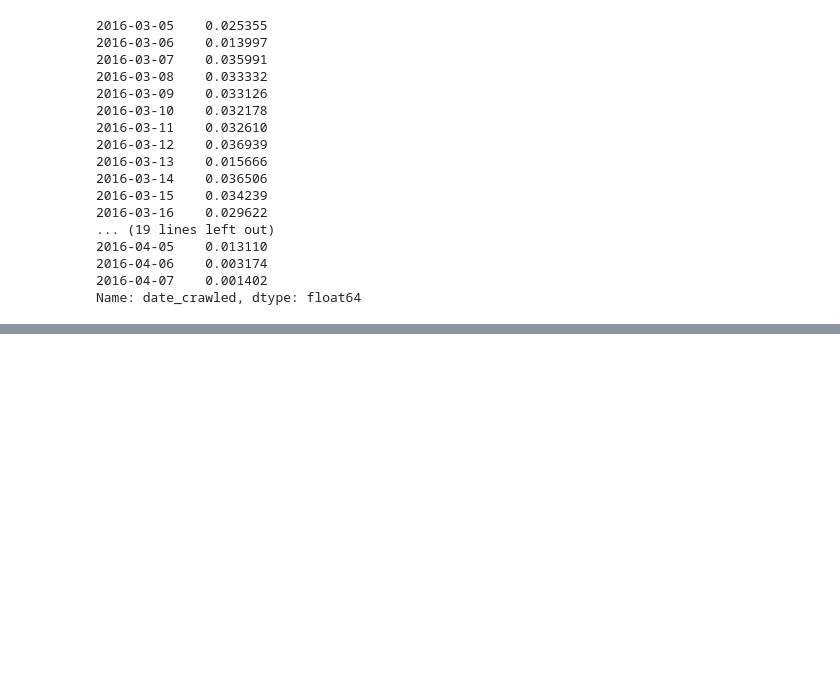
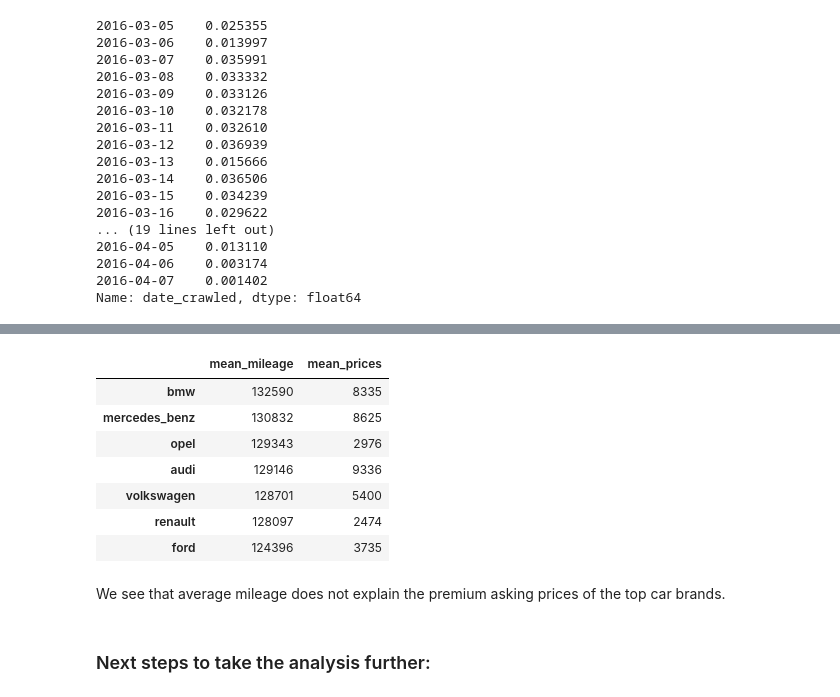
Before and after one commit to ra-scha/eBay-car-sales-insights, a Jupyter notebook: Turning Ebay Used Car Sales Data Into Insights.ipynb, the cells around one changed output, grey strips where cells are left out. Saved outputs shown, nothing was run; the diff lists cells and outputs as text; code cells hidden in the pictures; blank space fills up the shorter version.

Commit message:
finish data analysis

```diff
--- a/Turning Ebay Used Car Sales Data Into Insights.ipynb
+++ b/Turning Ebay Used Car Sales Data Into Insights.ipynb
@@ -398,0 +635,8 @@ Name: date_crawled, dtype: float64
+# %%
+# here are the names of the top 7 brands
+
+brand_counts = autos["brand"].value_counts(normalize = True)
+
+top_brands = brand_counts[brand_counts > 0.045].index
+
+print(top_brands)
@@ -398,0 +647,11 @@ Name: date_crawled, dtype: float64
+# %%
+# calculate the mean price per brand
+
+brand_mean_prices = {}
+
+for brand in top_brands:
+    brand_df = autos[autos['brand'] == brand]
+    mean_price = brand_df["price"].mean()
+    brand_mean_prices[brand] = int(mean_price)
+
+brand_mean_prices
@@ -398,0 +687,11 @@ Name: date_crawled, dtype: float64
+# %%
+# explore mean mileage per brand
+
+brand_mean_mileage = {}
+
+for brand in top_brands:
+    brand_df = autos[autos["brand"] == brand]
+    mean_mileage = brand_df["odometer_km"].mean()
+    brand_mean_mileage[brand] = int(mean_mileage)
+
+brand_mean_mileage
@@ -398,0 +706,23 @@ Name: date_crawled, dtype: float64
+# %%
+# put mean mileage and mean prices into a dataframe
+
+mean_mileage = pd.Series(brand_mean_mileage).sort_values(ascending = False)
+mean_prices = pd.Series(brand_mean_prices).sort_values(ascending = False)
+
+brand_details = pd.DataFrame(mean_mileage, columns = ['mean_mileage'])
+brand_details["mean_prices"] = mean_prices
+# %%
+brand_details
+# %% [output]
+|  | mean_mileage | mean_prices |
+| bmw | 132590 | 8335 |
+| mercedes_benz | 130832 | 8625 |
+| opel | 129343 | 2976 |
+| audi | 129146 | 9336 |
+| volkswagen | 128701 | 5400 |
+| renault | 128097 | 2474 |
+| ford | 124396 | 3735 |
+# %% [markdown]
+We see that average mileage does not explain the premium asking prices of the top car brands.
+# %% [markdown]
+### Next steps to take the analysis further:
```
Also changed, not shown: parts of 32 cells of this notebook.
